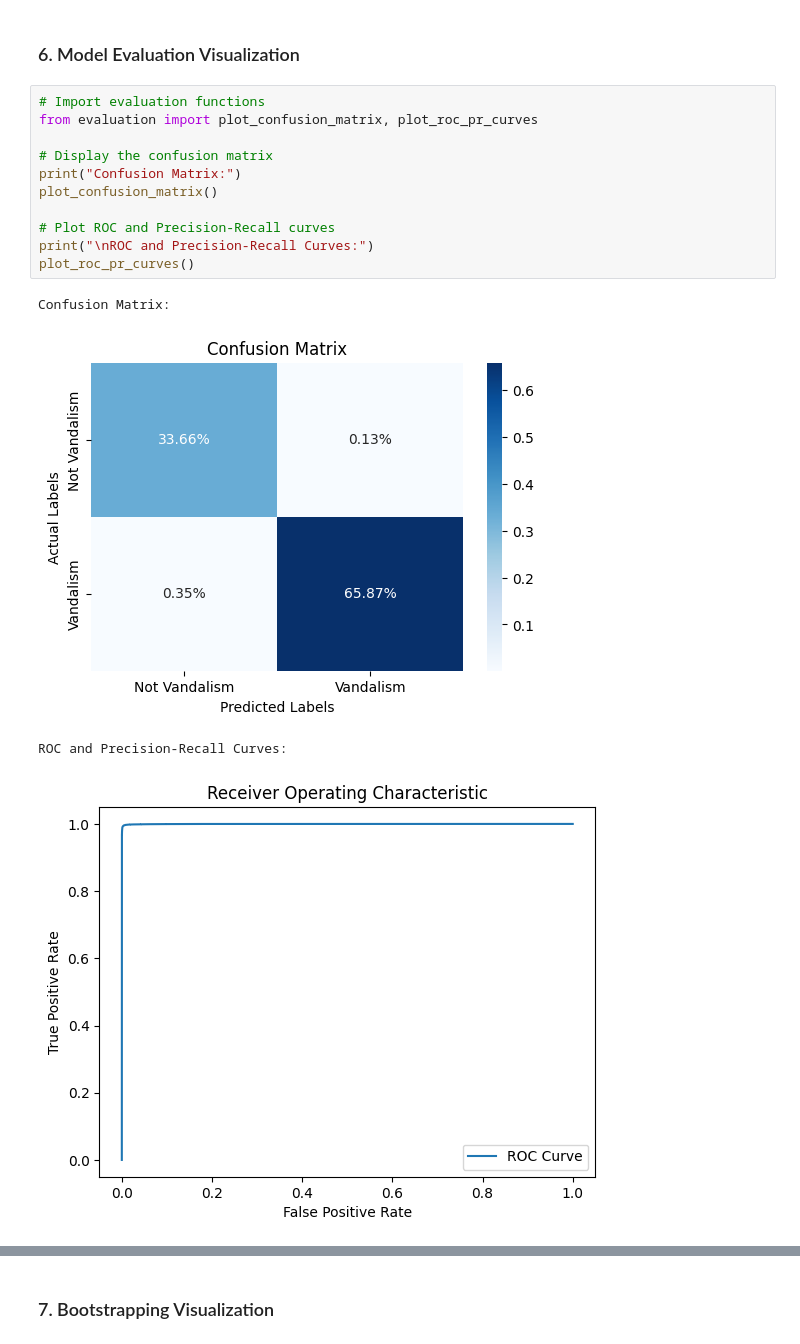
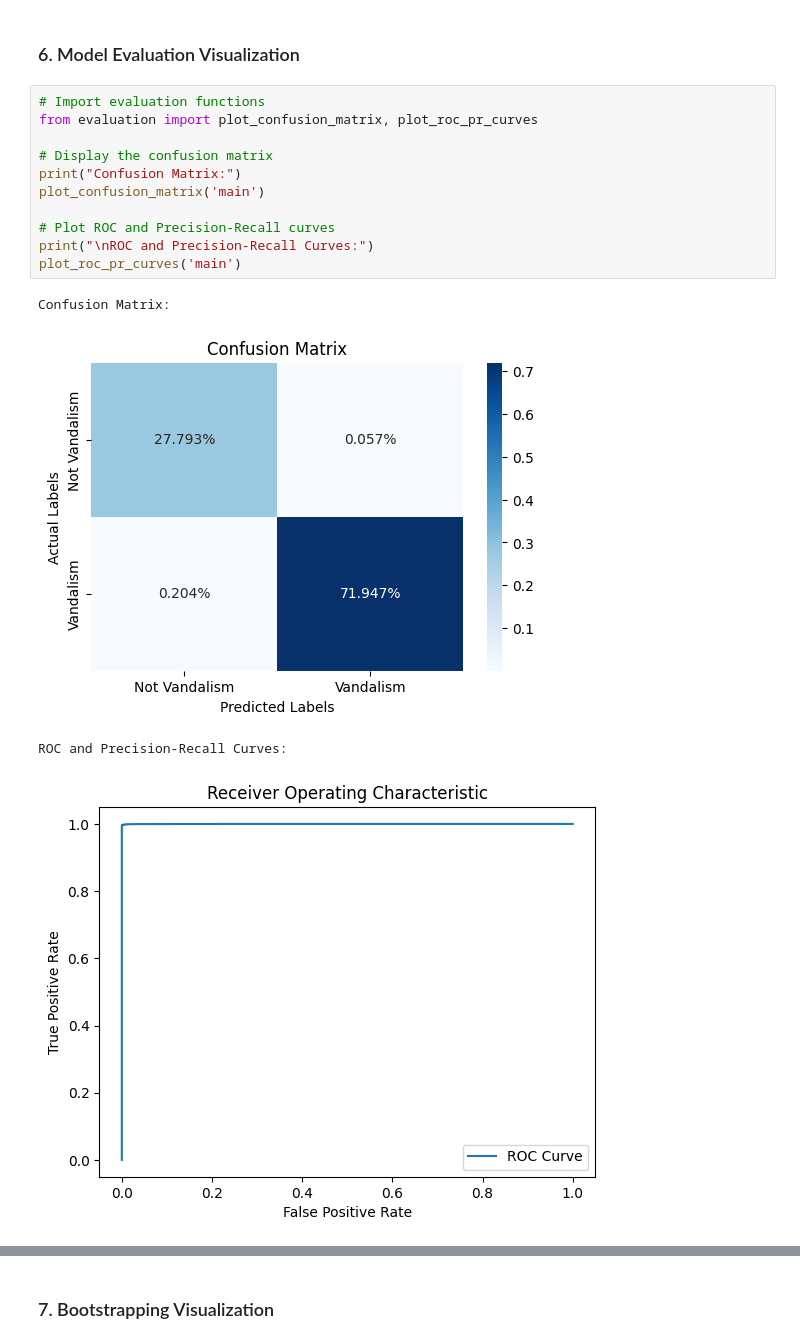
Before and after one commit to rspseshasai/vandalism_detection_osm, a Jupyter notebook: notebooks/visualization_and_analysis_contribution_data.ipynb, the cells around one changed output, grey strips where cells are left out. Saved outputs shown, nothing was run; the diff lists cells and outputs as text.

```diff
--- a/notebooks/visualization_and_analysis_contribution_data.ipynb
+++ b/notebooks/visualization_and_analysis_contribution_data.ipynb
@@ -222,16 +225,16 @@ Sample of X_test:
 # %%
 # Import evaluation functions
 from evaluation import plot_confusion_matrix, plot_roc_pr_curves
 
 # Display the confusion matrix
 print("Confusion Matrix:")
-plot_confusion_matrix()
+plot_confusion_matrix('main')
 
 # Plot ROC and Precision-Recall curves
 print("\nROC and Precision-Recall Curves:")
-plot_roc_pr_curves()
+plot_roc_pr_curves('main')
 # %% [output]
 Confusion Matrix:
-[figure, old version]
+[figure, new version]
 ROC and Precision-Recall Curves:
 [figure]
```
Also changed, not shown: parts of 8 cells of this notebook, 15 other files.
